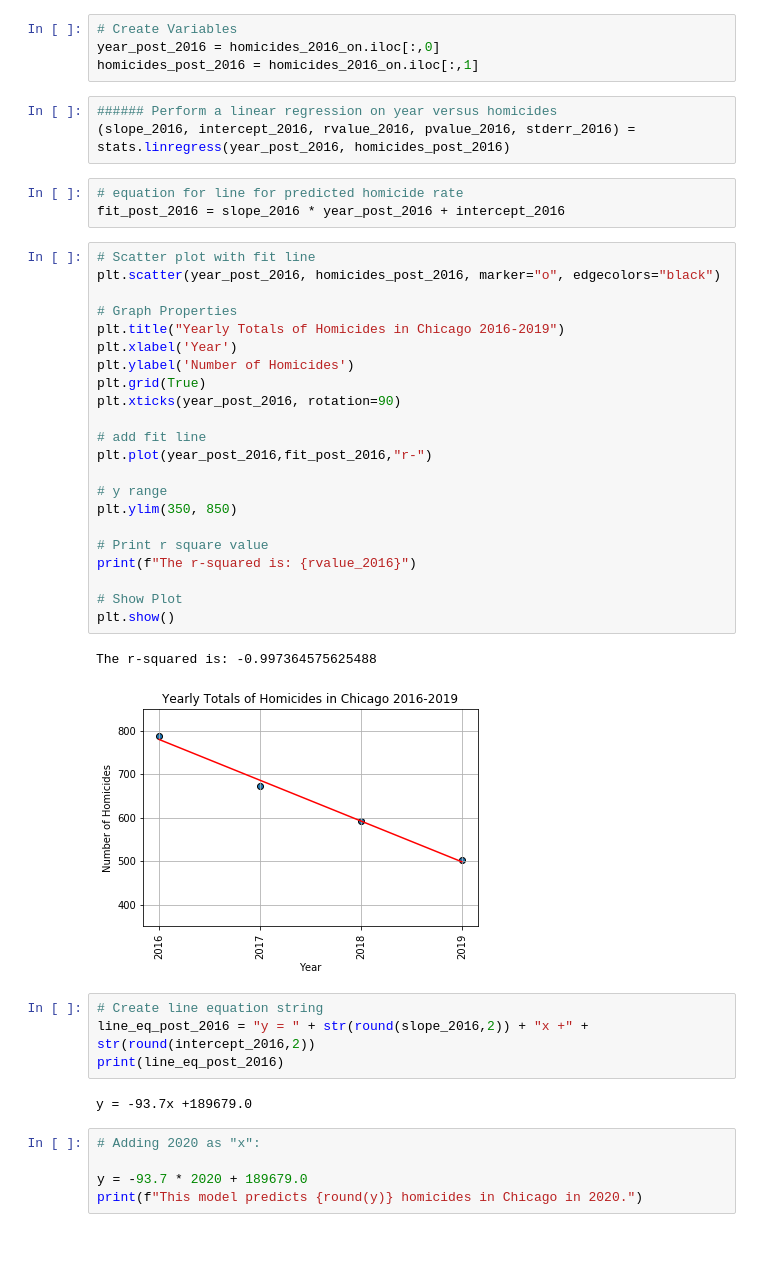
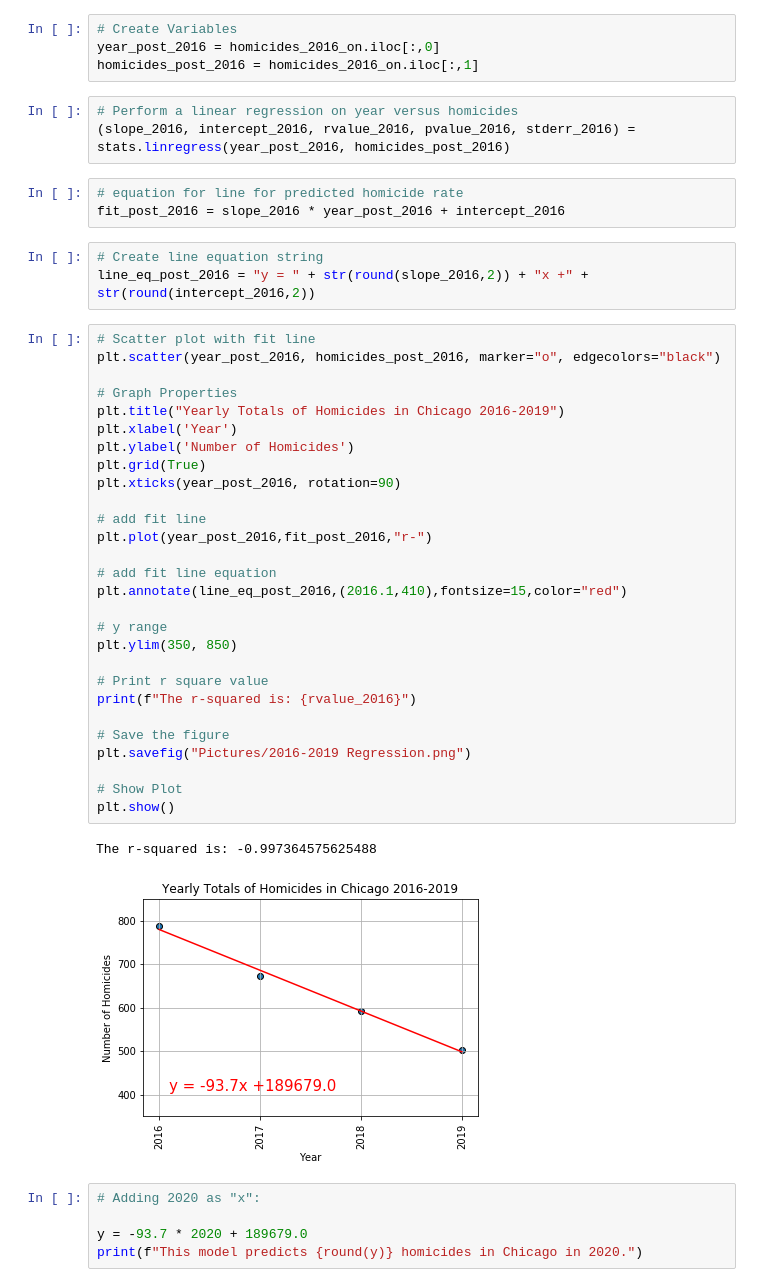
Before and after one commit to shidalgo12/Chicago_Crime, a Jupyter notebook: Homicide Regression + Education.ipynb, the cells around one changed output. Saved outputs shown, nothing was run; the diff lists cells and outputs as text; blank space fills up the shorter version.

```diff
--- a/Homicide Regression + Education.ipynb
+++ b/Homicide Regression + Education.ipynb
@@ -145,42 +154,45 @@ homicides_2016_on
 year_post_2016 = homicides_2016_on.iloc[:,0]
 homicides_post_2016 = homicides_2016_on.iloc[:,1]
 # %%
-###### Perform a linear regression on year versus homicides
+# Perform a linear regression on year versus homicides
 (slope_2016, intercept_2016, rvalue_2016, pvalue_2016, stderr_2016) = stats.linregress(year_post_2016, homicides_post_2016)
 # %%
 # equation for line for predicted homicide rate
 fit_post_2016 = slope_2016 * year_post_2016 + intercept_2016
+# %%
+# Create line equation string
+line_eq_post_2016 = "y = " + str(round(slope_2016,2)) + "x +" + str(round(intercept_2016,2))
 # %%
 # Scatter plot with fit line
 plt.scatter(year_post_2016, homicides_post_2016, marker="o", edgecolors="black")
 
 # Graph Properties
 plt.title("Yearly Totals of Homicides in Chicago 2016-2019")
 plt.xlabel('Year')
 plt.ylabel('Number of Homicides')
 plt.grid(True)
 plt.xticks(year_post_2016, rotation=90)
 
 # add fit line
 plt.plot(year_post_2016,fit_post_2016,"r-")
 
+# add fit line equation
+plt.annotate(line_eq_post_2016,(2016.1,410),fontsize=15,color="red")
+
 # y range
 plt.ylim(350, 850)
 
 # Print r square value
 print(f"The r-squared is: {rvalue_2016}")
 
+# Save the figure
+plt.savefig("Pictures/2016-2019 Regression.png")
+
 # Show Plot
 plt.show()
 # %% [output]
 The r-squared is: -0.997364575625488
-[figure, old version]
+[figure, new version]
-# %%
-# Create line equation string
-line_eq_post_2016 = "y = " + str(round(slope_2016,2)) + "x +" + str(round(intercept_2016,2))
-print(line_eq_post_2016)
-# %% [output]
-y = -93.7x +189679.0
 # %%
 # Adding 2020 as "x":
 
```
Also changed, not shown: parts of 13 cells of this notebook.
